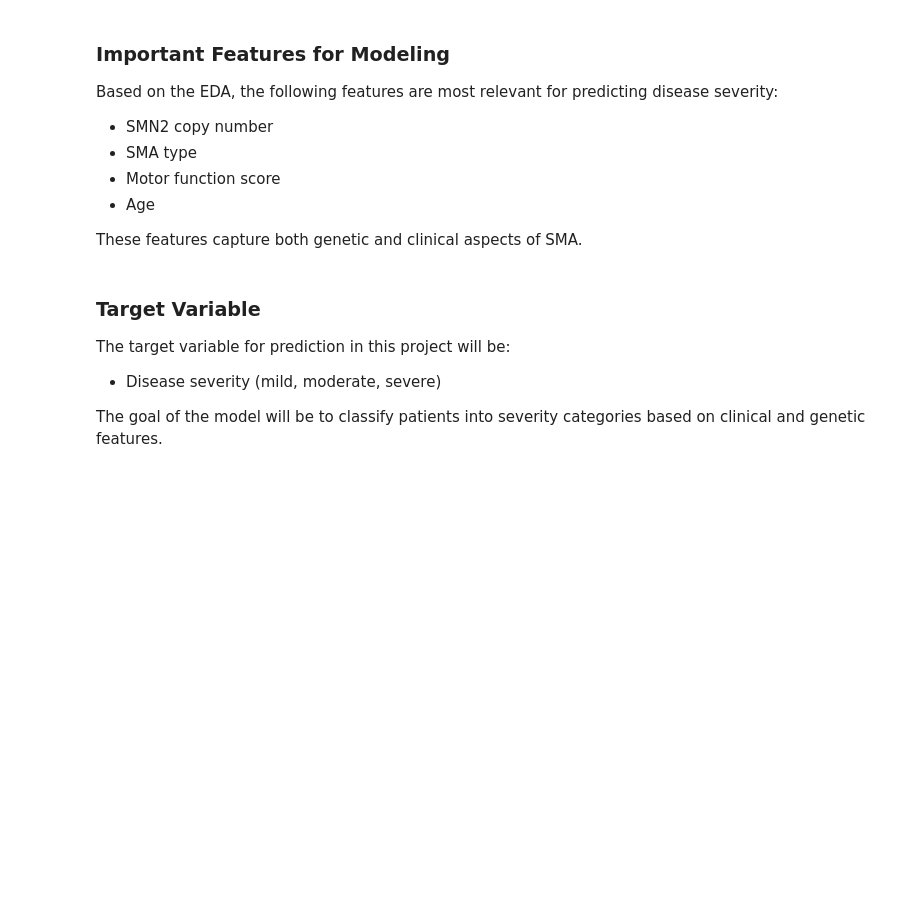
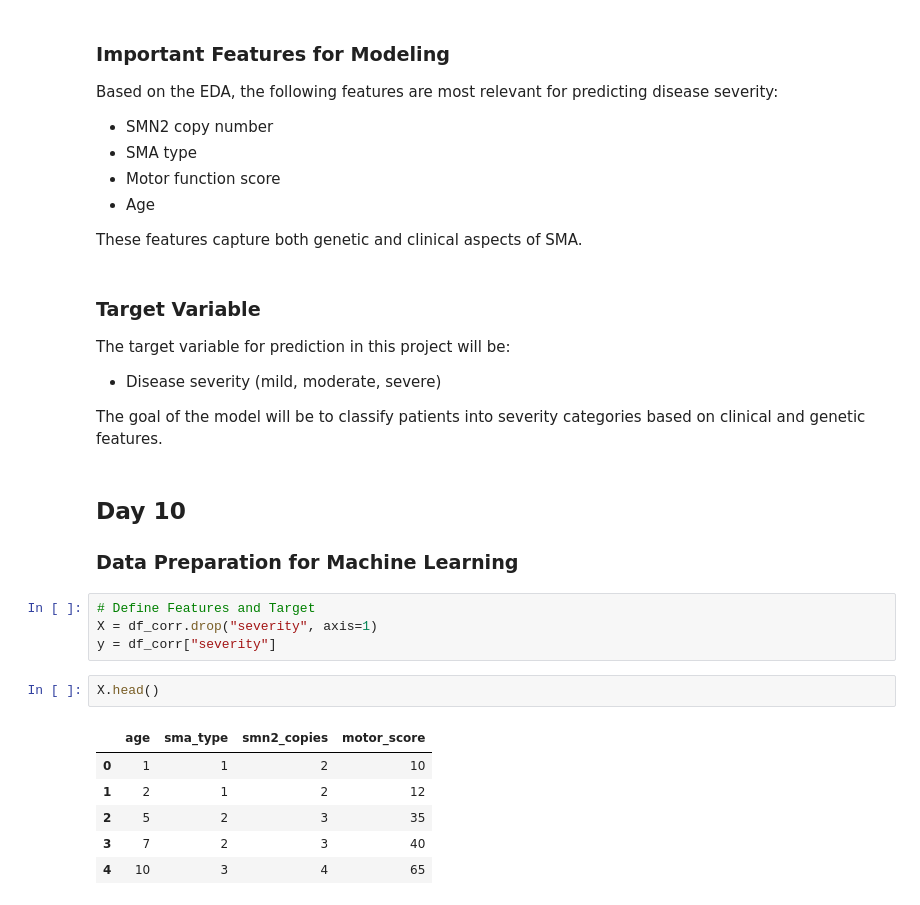
Before and after one commit to Kisara00555/sma-data-science, a Jupyter notebook: notebooks/01_sma_background_and_data_overview.ipynb, the cells around one changed output. Saved outputs shown, nothing was run; the diff lists cells and outputs as text; blank space fills up the shorter version.

```diff
--- a/notebooks/01_sma_background_and_data_overview.ipynb
+++ b/notebooks/01_sma_background_and_data_overview.ipynb
@@ -417,3 +417,19 @@ The target variable for prediction in this project will be:
 - Disease severity (mild, moderate, severe)
 
 The goal of the model will be to classify patients into severity categories based on clinical and genetic features.
+# %% [markdown]
+## Day 10
+### Data Preparation for Machine Learning
+# %%
+# Define Features and Target
+X = df_corr.drop("severity", axis=1)
+y = df_corr["severity"]
+# %%
+X.head()
+# %% [output]
+|  | age | sma_type | smn2_copies | motor_score |
+| 0 | 1 | 1 | 2 | 10 |
+| 1 | 2 | 1 | 2 | 12 |
+| 2 | 5 | 2 | 3 | 35 |
+| 3 | 7 | 2 | 3 | 40 |
+| 4 | 10 | 3 | 4 | 65 |
```
Also changed, not shown: parts of 5 cells of this notebook.
